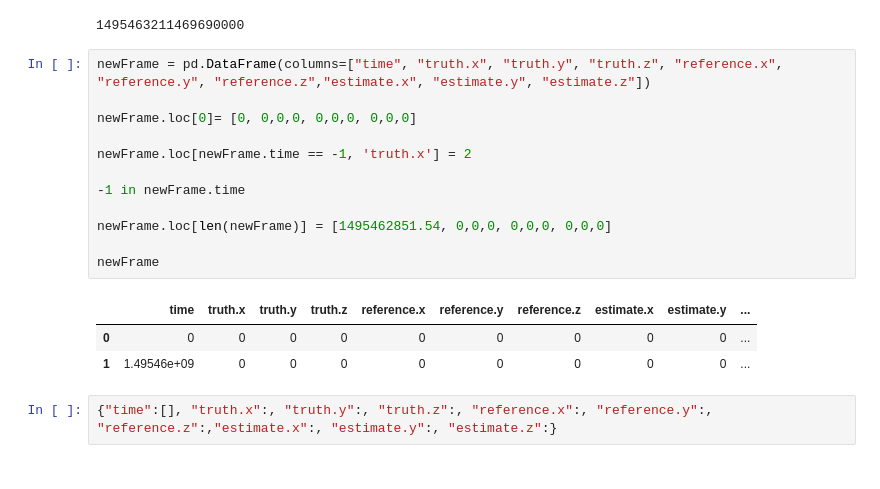
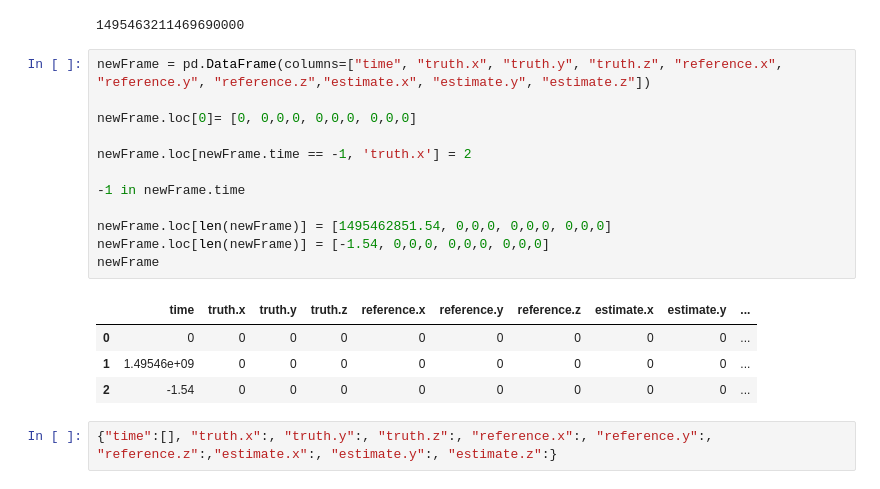
Before and after one commit to EltonCN/cti_sensors, a Jupyter notebook: teste/dataset.ipynb, the cells around one changed output. Drawn from its saved outputs; the diff is of its cells as text.

```diff
--- a/teste/dataset.ipynb
+++ b/teste/dataset.ipynb
@@ -86,19 +86,20 @@ nearest['Time'].iloc[1]
 # %%
 newFrame = pd.DataFrame(columns=["time", "truth.x", "truth.y", "truth.z", "reference.x", "reference.y", "reference.z","estimate.x", "estimate.y", "estimate.z"])
 
 newFrame.loc[0]= [0, 0,0,0, 0,0,0, 0,0,0]
 
 newFrame.loc[newFrame.time == -1, 'truth.x'] = 2
 
 -1 in newFrame.time
 
 newFrame.loc[len(newFrame)] = [1495462851.54, 0,0,0, 0,0,0, 0,0,0]
-
+newFrame.loc[len(newFrame)] = [-1.54, 0,0,0, 0,0,0, 0,0,0]
 newFrame
 # %% [output]
 |  | time | truth.x | truth.y | truth.z | reference.x | reference.y | reference.z | estimate.x | estimate.y | ... |
 | 0 | 0 | 0 | 0 | 0 | 0 | 0 | 0 | 0 | 0 | ... |
 | 1 | 1.49546e+09 | 0 | 0 | 0 | 0 | 0 | 0 | 0 | 0 | ... |
+| 2 | -1.54 | 0 | 0 | 0 | 0 | 0 | 0 | 0 | 0 | ... |
 # %%
 {"time":[], "truth.x":, "truth.y":, "truth.z":, "reference.x":, "reference.y":, "reference.z":,"estimate.x":, "estimate.y":, "estimate.z":}
 # %% [output]
```
Also changed, not shown: parts of 6 cells of this notebook, 2 other files.
